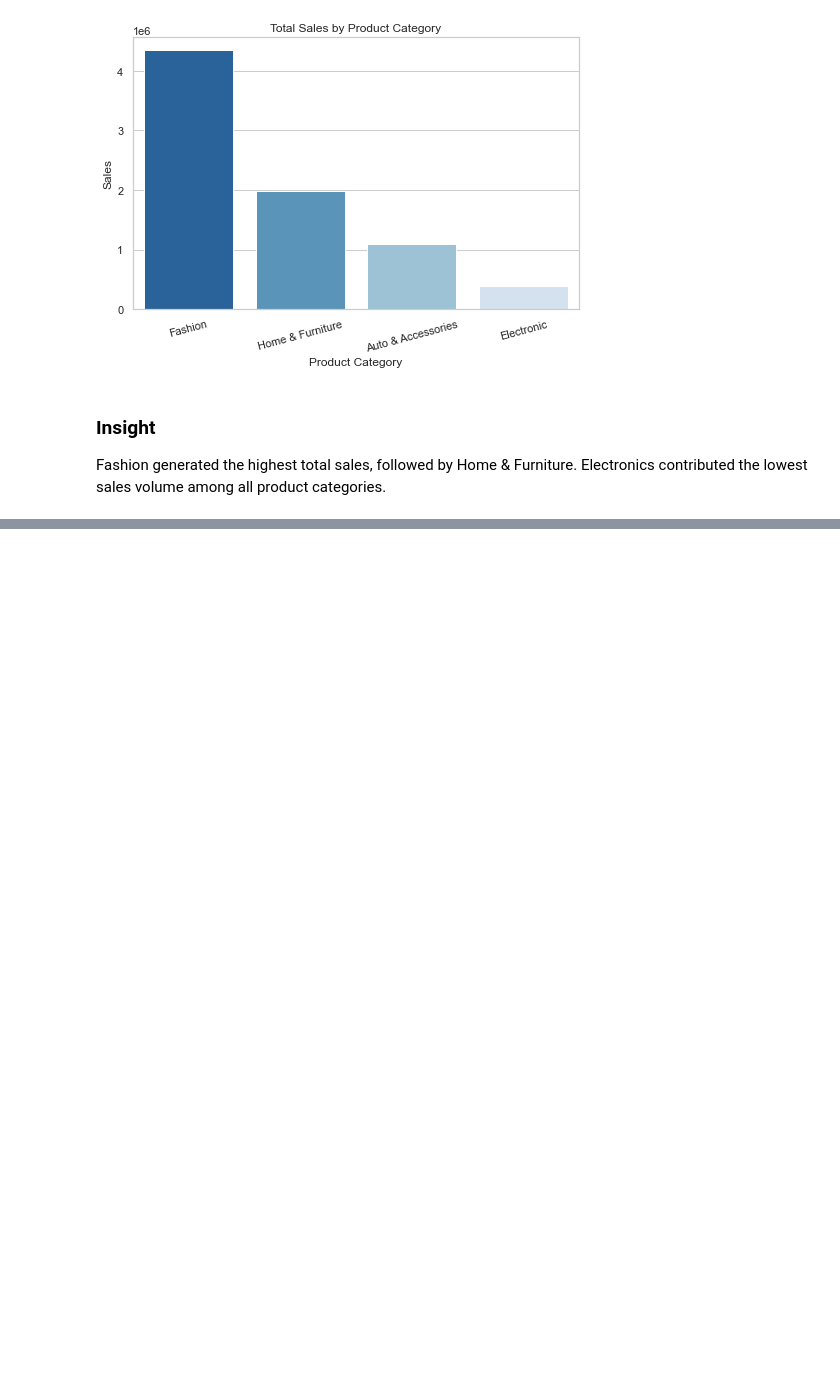
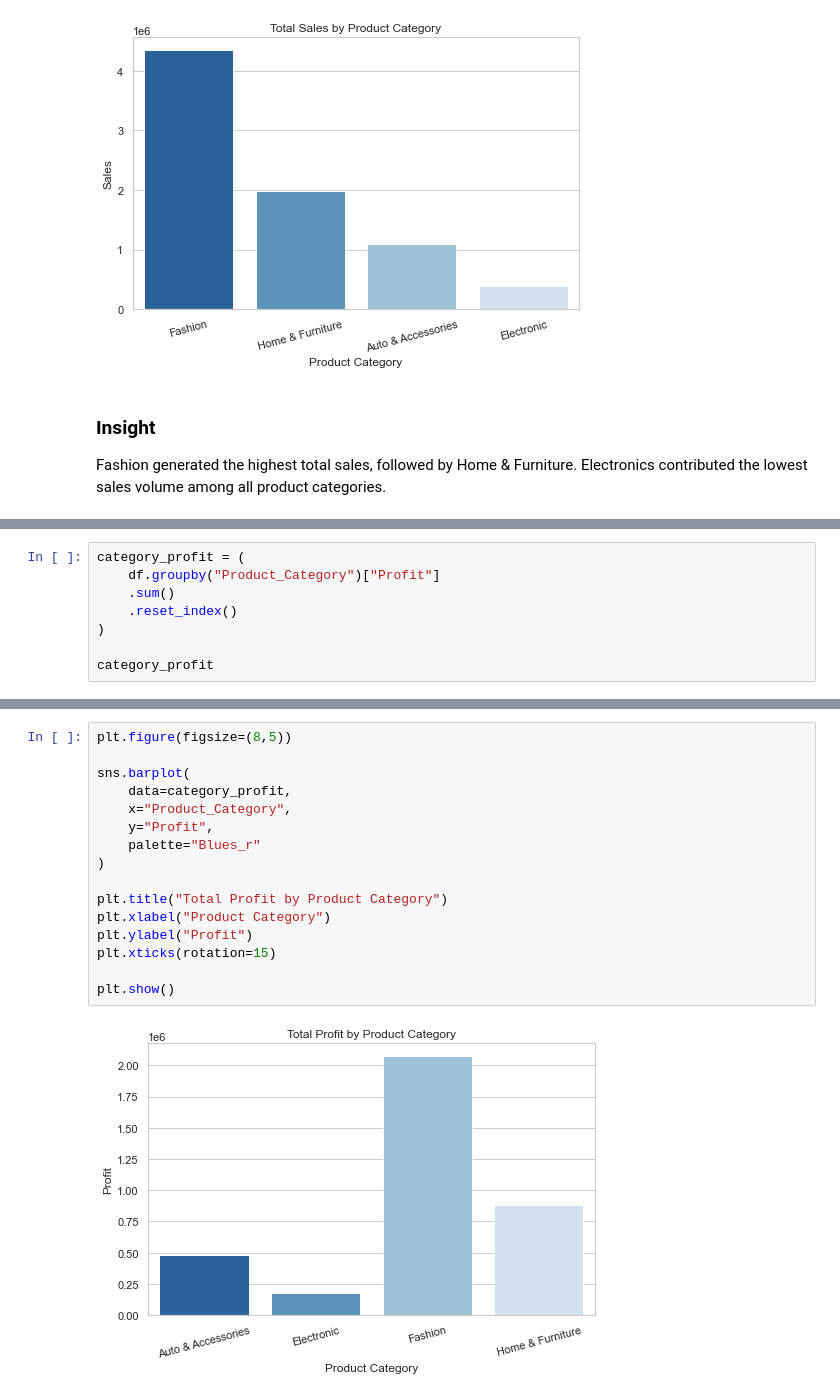
Before and after one commit to PaneloMartin/retail-sales-analysis, a Jupyter notebook: notebooks/01_data_exploration.ipynb, the cells around one changed output, grey strips where cells are left out. Cells and saved outputs as stored; diff of their text form; blank space fills up the shorter version.

```diff
--- a/notebooks/01_data_exploration.ipynb
+++ b/notebooks/01_data_exploration.ipynb
@@ -295,0 +345,8 @@ Electronics contributed the lowest sales volume among all product categories.
+# %%
+category_profit = (
+    df.groupby("Product_Category")["Profit"]
+    .sum()
+    .reset_index()
+)
+
+category_profit
@@ -295,0 +359,18 @@ Electronics contributed the lowest sales volume among all product categories.
+# %%
+plt.figure(figsize=(8,5))
+
+sns.barplot(
+    data=category_profit,
+    x="Product_Category",
+    y="Profit",
+    palette="Blues_r"
+)
+
+plt.title("Total Profit by Product Category")
+plt.xlabel("Product Category")
+plt.ylabel("Profit")
+plt.xticks(rotation=15)
+
+plt.show()
+# %% [output]
+[figure, added]
```
Also changed, not shown: parts of 48 cells of this notebook, 1 other file.
